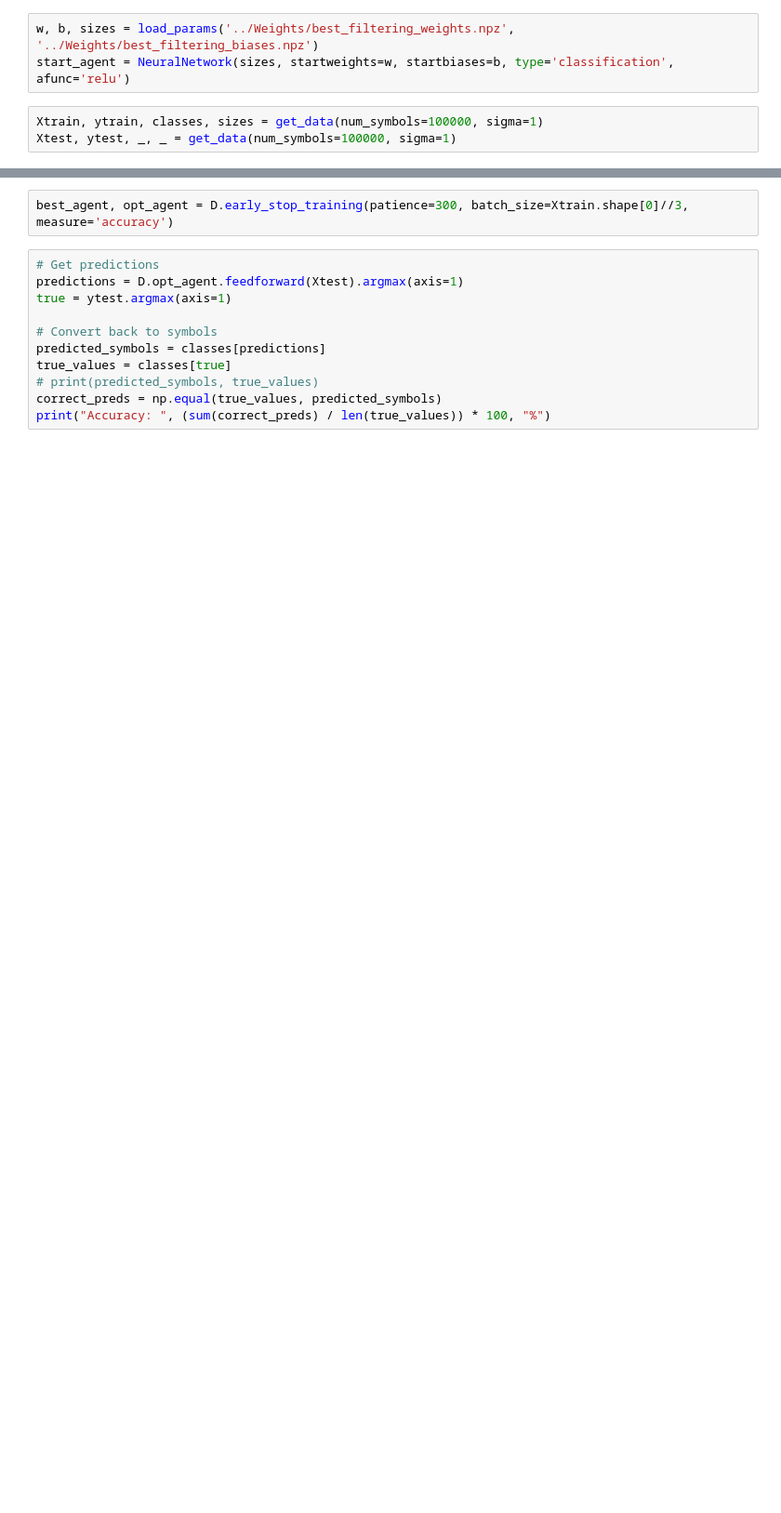
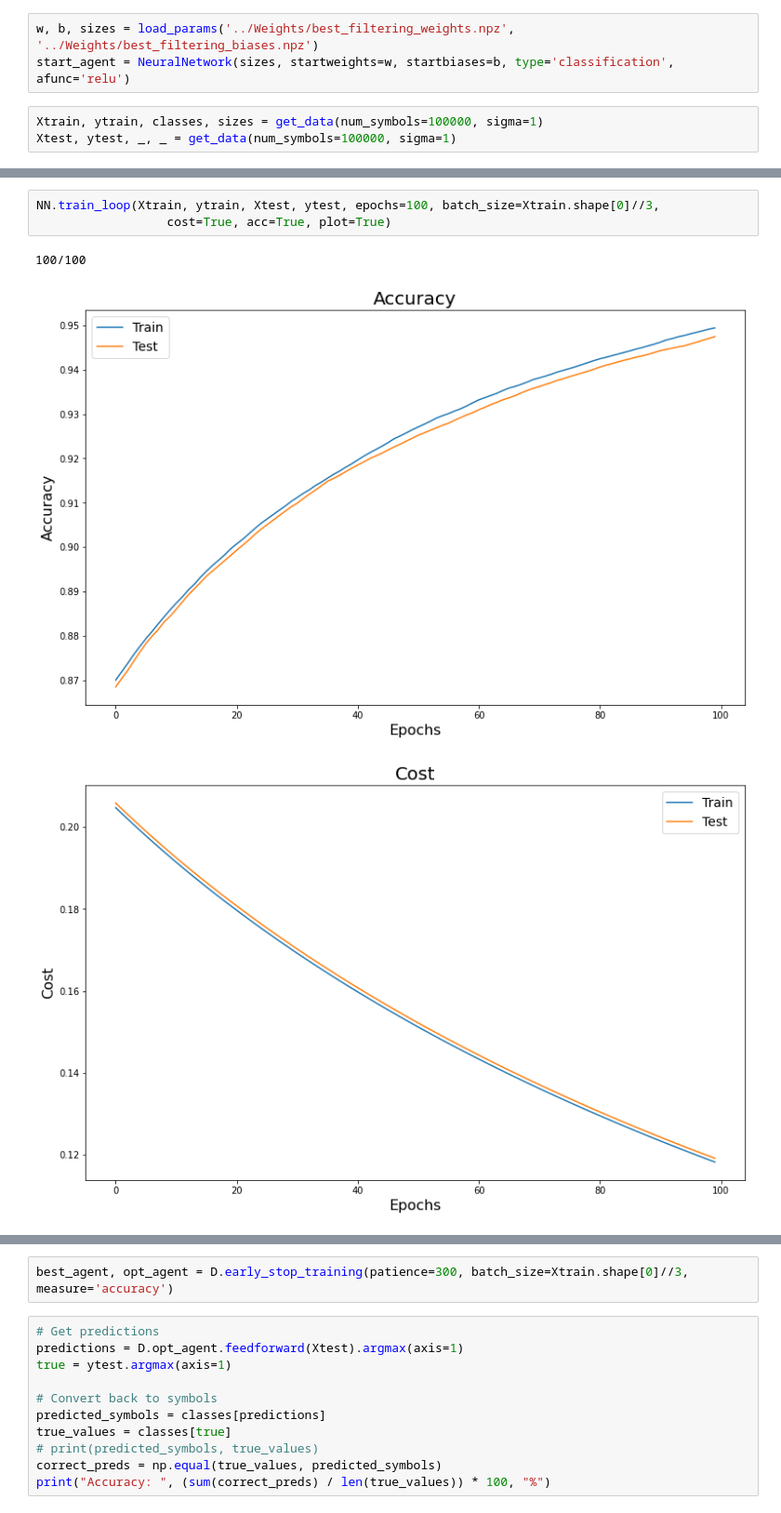
Before and after one commit to FaxMan1/Master-Thesis, a Jupyter notebook: Jupyter/MLFilter.ipynb, the cells around one changed output, grey strips where cells are left out. Shown at 93% size. Saved outputs shown, nothing was run; the diff lists cells and outputs as text; blank space fills up the shorter version.

```diff
--- a/Jupyter/MLFilter.ipynb
+++ b/Jupyter/MLFilter.ipynb
@@ -76,0 +81,7 @@ elif optimizer == 'BP':
+# %%
+NN.train_loop(Xtrain, ytrain, Xtest, ytest, epochs=100, batch_size=Xtrain.shape[0]//3,
+                  cost=True, acc=True, plot=True)
+# %% [output]
+100/100
+[figure, added]
+[figure, added]
```
Also changed, not shown: parts of 4 cells of this notebook.
